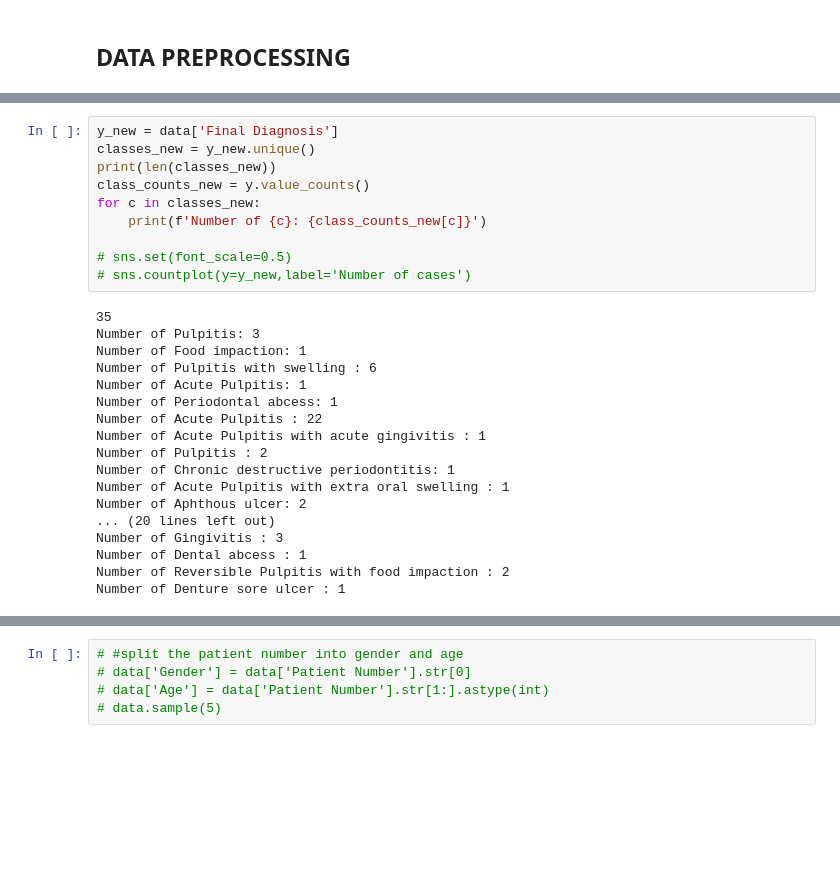
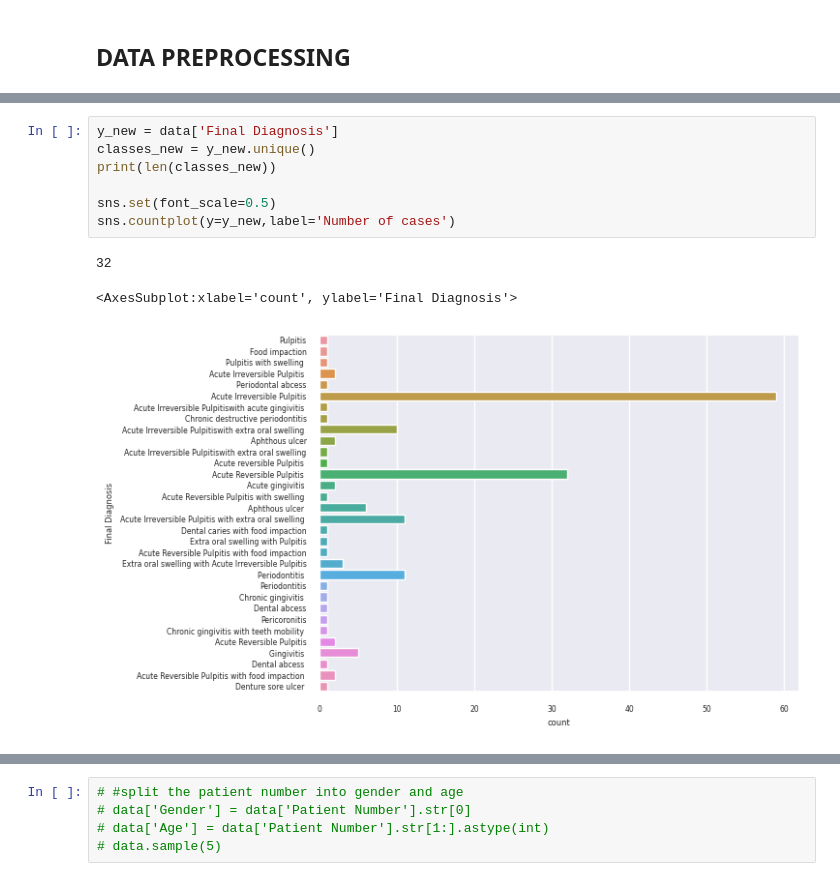
Before and after one commit to TheHuntsman4/Klepio, a Jupyter notebook: model/DentAI.ipynb, the cells around one changed output, grey strips where cells are left out. Saved outputs shown, nothing was run; the diff lists cells and outputs as text; blank space fills up the shorter version.

Commit message:
<feat>: [adds more optimised way for label processing]

```diff
--- a/model/DentAI.ipynb
+++ b/model/DentAI.ipynb
@@ -96,31 +117,14 @@ data['Final Diagnosis']=data['Final Diagnosis'].str.replace('Irreversible Pulpit
 # %%
 y_new = data['Final Diagnosis']
 classes_new = y_new.unique()
 print(len(classes_new))
-class_counts_new = y.value_counts()
-for c in classes_new:
-    print(f'Number of {c}: {class_counts_new[c]}')
 
-# sns.set(font_scale=0.5)
-# sns.countplot(y=y_new,label='Number of cases')
+sns.set(font_scale=0.5)
+sns.countplot(y=y_new,label='Number of cases')
 # %% [output]
-35
-Number of Pulpitis: 3
-Number of Food impaction: 1
-Number of Pulpitis with swelling : 6
-Number of Acute Pulpitis: 1
-Number of Periodontal abcess: 1
-Number of Acute Pulpitis : 22
-Number of Acute Pulpitis with acute gingivitis : 1
-Number of Pulpitis : 2
-Number of Chronic destructive periodontitis: 1
-Number of Acute Pulpitis with extra oral swelling : 1
-Number of Aphthous ulcer: 2
-... (20 lines left out)
-Number of Gingivitis : 3
-Number of Dental abcess : 1
-Number of Reversible Pulpitis with food impaction : 2
-Number of Denture sore ulcer : 1
+32
+<AxesSubplot:xlabel='count', ylabel='Final Diagnosis'>
+[figure, added]
 # %%
 # look out for null values
 data.isnull().sum()
```
Also changed, not shown: parts of 18 cells of this notebook.
